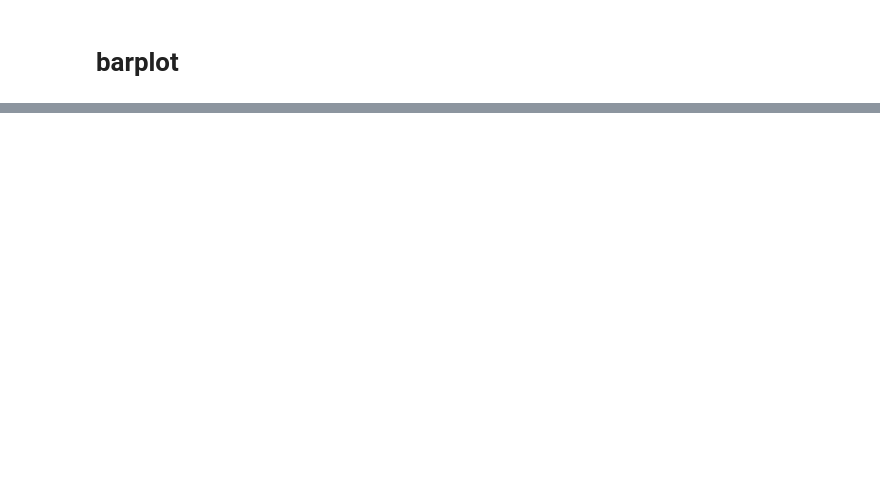
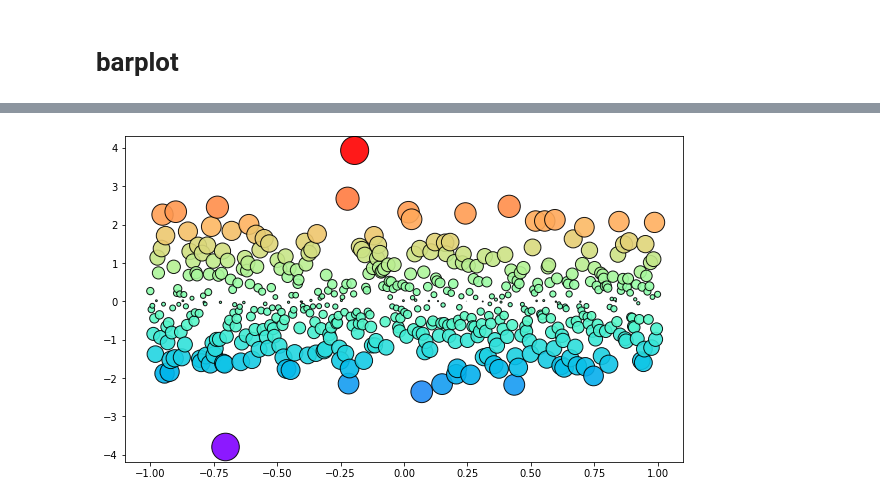
Before and after one commit to zaid-kamil/DPPYDS63021AUG, a Jupyter notebook: data analysis/visualization_2.ipynb, the cells around one changed output, grey strips where cells are left out. Drawn from its saved outputs; the diff is of its cells as text; code cells hidden in the pictures; blank space fills up the shorter version.

```diff
--- a/data analysis/visualization_2.ipynb
+++ b/data analysis/visualization_2.ipynb
@@ -92,0 +151,16 @@ plt.show()
+# %%
+x = np.linspace(-1,1,500)
+y = np.random.randn(500)
+plt.figure(figsize=(10,6))
+plt.scatter(
+            x,
+            y,
+            c=y,
+            s=abs(y)*200,
+            marker='o',
+            alpha=.9,
+            edgecolors='black',
+            cmap='rainbow')
+plt.show()
+# %% [output]
+[figure, added]
```
Also changed, not shown: parts of 22 cells of this notebook.
